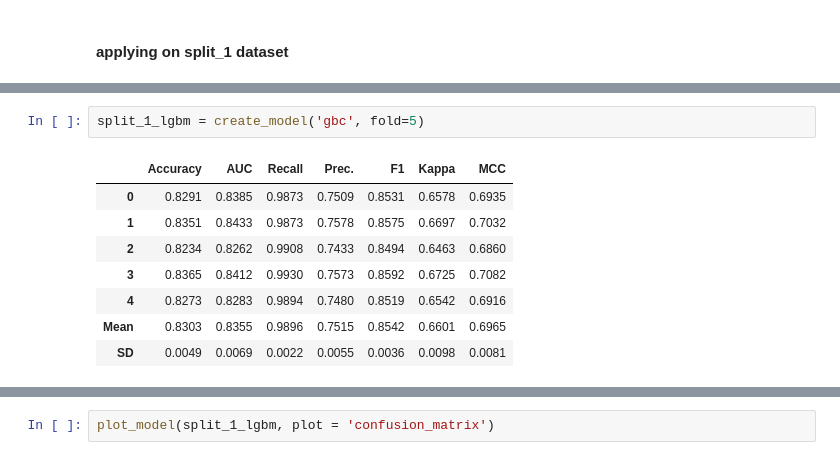
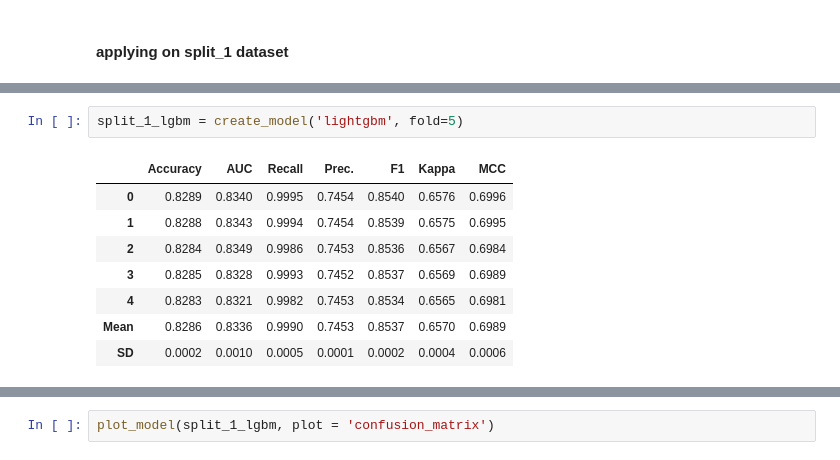
Before and after one commit to ShrikantUppin/Ensemble_techniques, a Jupyter notebook: A_Ensemble.ipynb, the cells around one changed output, grey strips where cells are left out. Cells and saved outputs as stored; diff of their text form.

```diff
--- a/A_Ensemble.ipynb
+++ b/A_Ensemble.ipynb
@@ -308,11 +292,11 @@ compare_model1 = compare_models(exclude=['rf'], fold=5)
 # %%
-split_1_lgbm = create_model('gbc', fold=5)
+split_1_lgbm = create_model('lightgbm', fold=5)
 # %% [output]
 |  | Accuracy | AUC | Recall | Prec. | F1 | Kappa | MCC |
-| 0 | 0.8291 | 0.8385 | 0.9873 | 0.7509 | 0.8531 | 0.6578 | 0.6935 |
-| 1 | 0.8351 | 0.8433 | 0.9873 | 0.7578 | 0.8575 | 0.6697 | 0.7032 |
-| 2 | 0.8234 | 0.8262 | 0.9908 | 0.7433 | 0.8494 | 0.6463 | 0.6860 |
-| 3 | 0.8365 | 0.8412 | 0.9930 | 0.7573 | 0.8592 | 0.6725 | 0.7082 |
-| 4 | 0.8273 | 0.8283 | 0.9894 | 0.7480 | 0.8519 | 0.6542 | 0.6916 |
-| Mean | 0.8303 | 0.8355 | 0.9896 | 0.7515 | 0.8542 | 0.6601 | 0.6965 |
-| SD | 0.0049 | 0.0069 | 0.0022 | 0.0055 | 0.0036 | 0.0098 | 0.0081 |
+| 0 | 0.8289 | 0.8340 | 0.9995 | 0.7454 | 0.8540 | 0.6576 | 0.6996 |
+| 1 | 0.8288 | 0.8343 | 0.9994 | 0.7454 | 0.8539 | 0.6575 | 0.6995 |
+| 2 | 0.8284 | 0.8349 | 0.9986 | 0.7453 | 0.8536 | 0.6567 | 0.6984 |
+| 3 | 0.8285 | 0.8328 | 0.9993 | 0.7452 | 0.8537 | 0.6569 | 0.6989 |
+| 4 | 0.8283 | 0.8321 | 0.9982 | 0.7453 | 0.8534 | 0.6565 | 0.6981 |
+| Mean | 0.8286 | 0.8336 | 0.9990 | 0.7453 | 0.8537 | 0.6570 | 0.6989 |
+| SD | 0.0002 | 0.0010 | 0.0005 | 0.0001 | 0.0002 | 0.0004 | 0.0006 |
```
Also changed, not shown: parts of 9 cells of this notebook.
